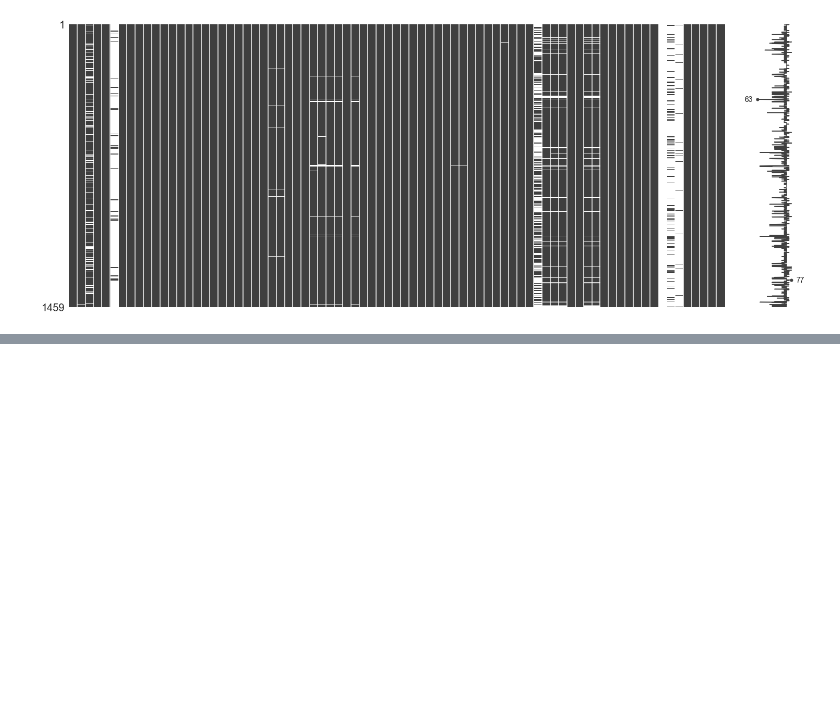
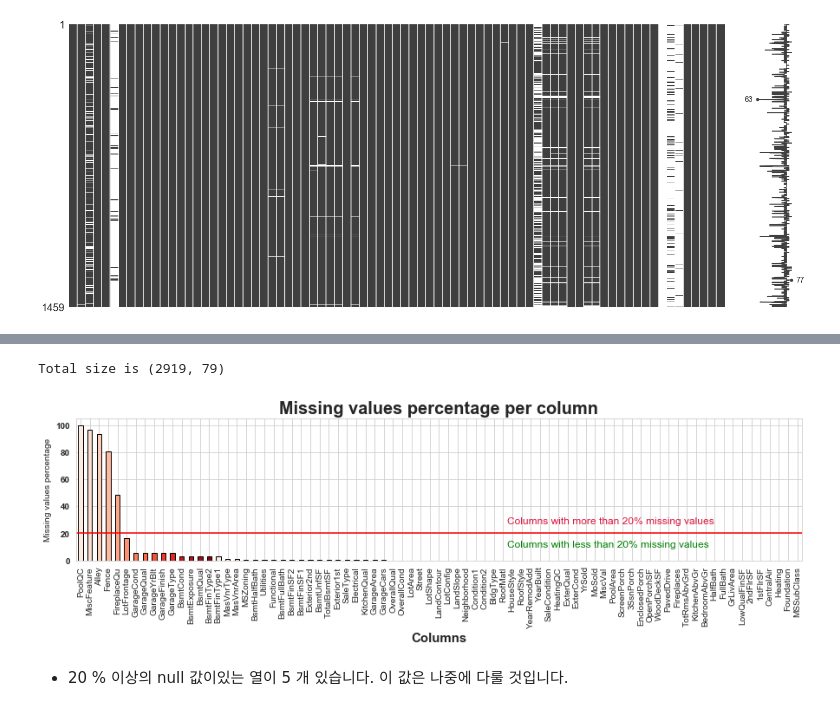
Before and after one commit to baek-junho/-1, a Jupyter notebook: 주택가격예측.ipynb, the cells around one changed output, grey strips where cells are left out. Drawn from its saved outputs; the diff is of its cells as text; code cells hidden in the pictures; blank space fills up the shorter version.

```diff
--- a/주택가격예측.ipynb
+++ b/주택가격예측.ipynb
@@ -133,0 +198,37 @@ msno.matrix(test)
+# %%
+na = train.shape[0]
+nb = test.shape[0]
+y_train = train['SalePrice'].to_frame()
+
+# train test 합치기
+total = pd.concat((train, test), sort = False).reset_index(drop = True)
+
+# 타겟인 SalePrice 제거
+total.drop(['SalePrice'], axis=1, inplace = True)
+print(f"Total size is {total.shape}")
+# %% [output]
+Total size is (2919, 79)
+# %%
+def msv_1(data, thresh = 20, color = 'black', edgecolor = 'black', height = 3, width = 15):
+
+    plt.figure(figsize= (width, height))
+    percentage = (data.isnull().mean()) *100
+    percentage.sort_values(ascending = False).plot.bar(color = color, edgecolor = edgecolor)
+    plt.axhline(y = thresh, color = 'r', linestyle = '-')
+
+    plt.title('Missing values percentage per column', fontsize = 20, weight = 'bold')
+    plt.text(len(data.isnull().sum()/len(data))/1.7, thresh+12.5, f'Columns with more than {thresh}% missing values', fontsize=12, color='crimson',
+         ha='left' ,va='top')
+    plt.text(len(data.isnull().sum()/len(data))/1.7, thresh - 5, f'Columns with less than {thresh}% missing values', fontsize=12, color='green',
+         ha='left' ,va='top')
+    plt.xlabel('Columns', size=15, weight='bold')
+    plt.ylabel('Missing values percentage')
+    plt.yticks(weight ='bold')
+
+    return plt.show()
+# %%
+msv_1(total, 20, color = sns.color_palette('Reds', 15))
+# %% [output]
+[figure, added]
+# %% [markdown]
+ - 20 % 이상의 null 값이있는 열이 5 개 있습니다. 이 값은 나중에 다룰 것입니다.
```
Also changed, not shown: parts of 6 cells of this notebook.
